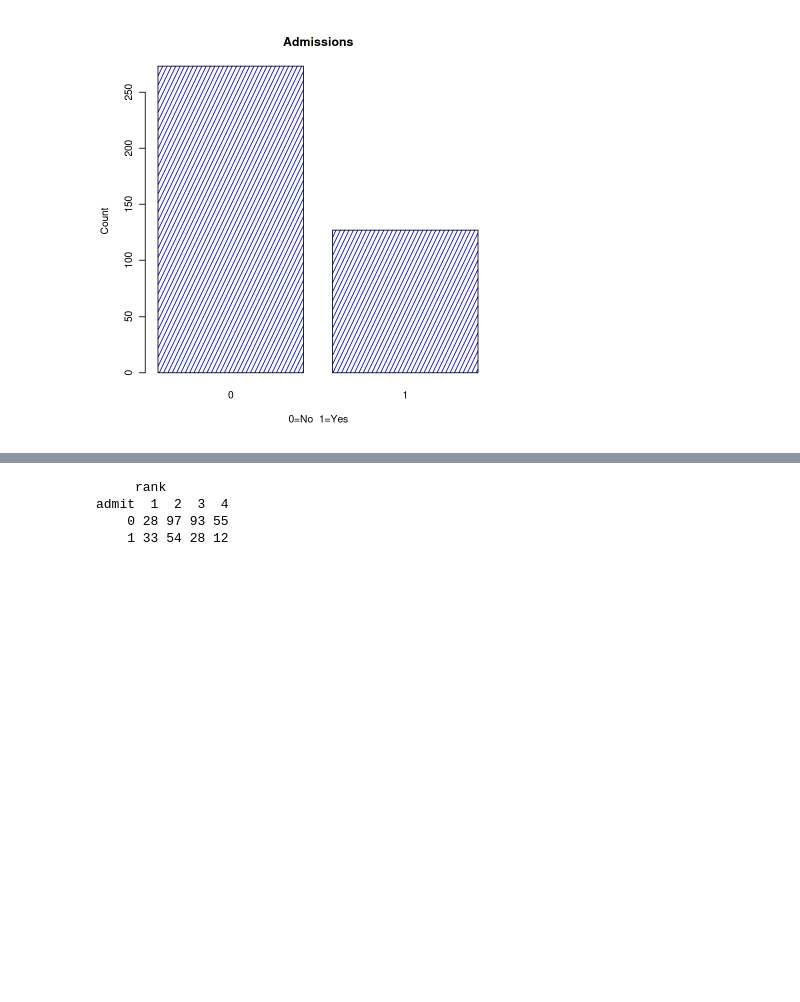
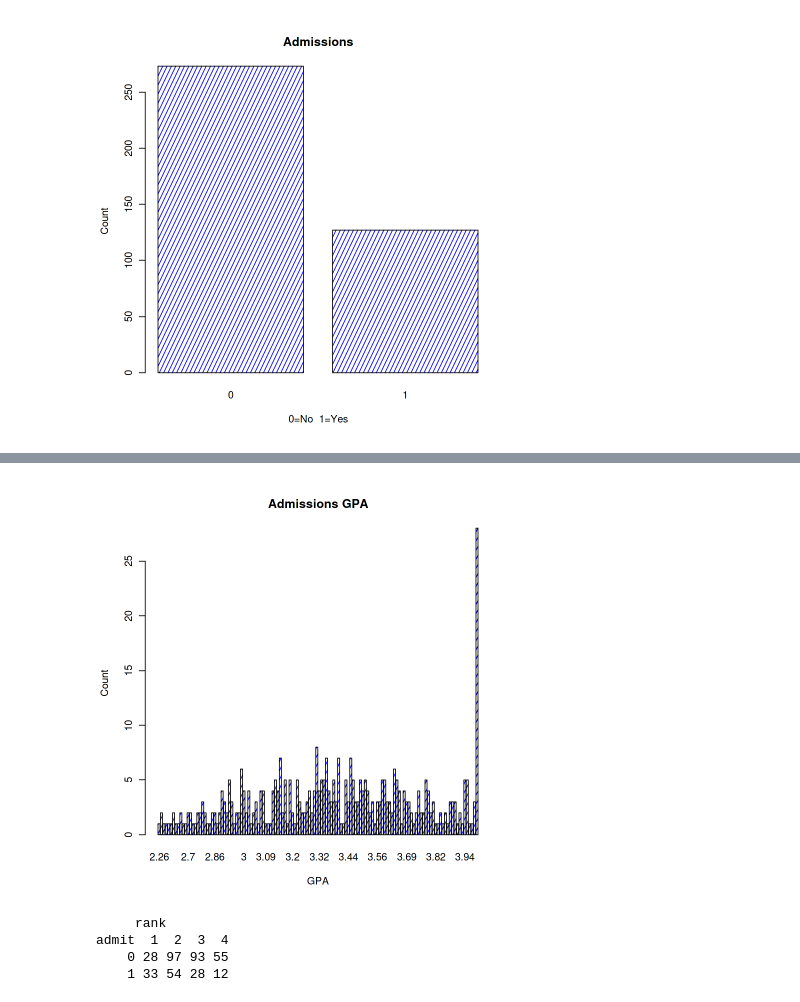
Before and after one commit to ScottySchmidt/AdvancedAnalytics, a Jupyter notebook: Admissions.ipynb, the cells around one changed output, grey strips where cells are left out. Cells and saved outputs as stored; diff of their text form; code cells hidden in the pictures; blank space fills up the shorter version.

```diff
--- a/Admissions.ipynb
+++ b/Admissions.ipynb
@@ -76,3 +98,14 @@ density=10
+# %%
+barplot(table(df$gpa),
+main="Admissions GPA",
+xlab="GPA",
+ylab="Count",
+border="black",
+col="blue",
+density=10
+)
+# %% [output]
+[figure, added]
 # %%
 xtabs(~admit + rank, data = df)
 # %% [output]
```
Also changed, not shown: parts of 15 cells of this notebook.
